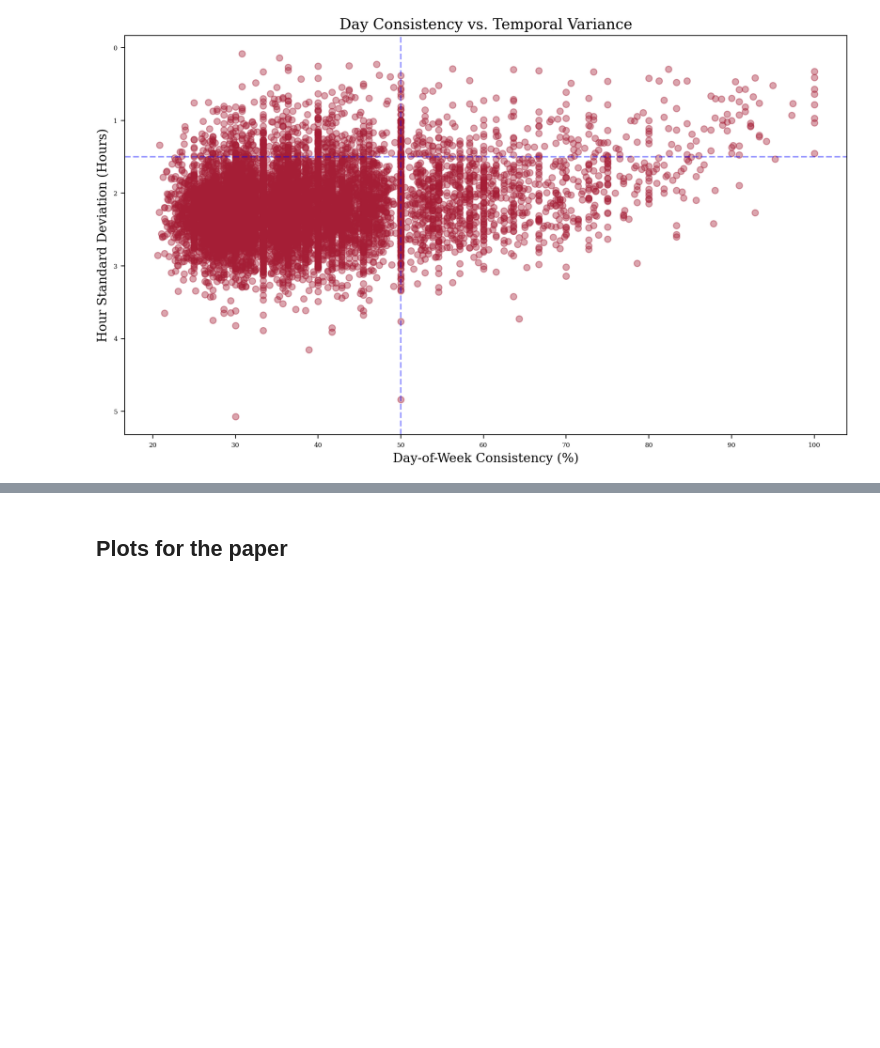
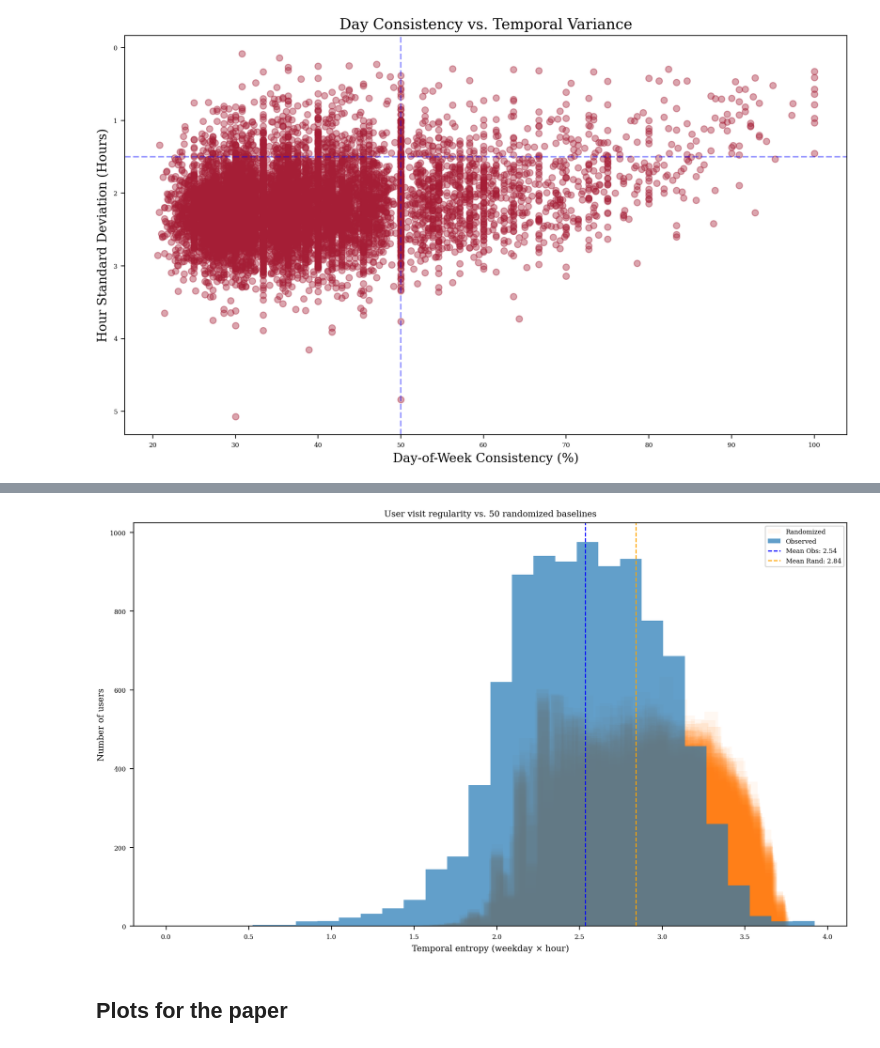
Before and after one commit to RobinAllgeier/Data_Literacy, a Jupyter notebook: exp/04_11_eda_user_behavior_by-date.ipynb, the cells around one changed output, grey strips where cells are left out. Cells and saved outputs as stored; diff of their text form; code cells hidden in the pictures; blank space fills up the shorter version.

Commit message:
text section on user behavior in methods + plot

```diff
--- a/exp/04_11_eda_user_behavior_by-date.ipynb
+++ b/exp/04_11_eda_user_behavior_by-date.ipynb
@@ -407,21 +407,75 @@ plt.show()
 9417
 [figure]
 # %%
+import numpy as np
+import pandas as pd
+import matplotlib.pyplot as plt
 
-day_threshold = 50
-time_threshold = 1.5
+# 1. Preparation
+df_plot = user_sessions_clean.copy()
+df_plot = df_plot.dropna(subset=[USER_ID_COL, 'weekday', 'hour'])
 
-total_users = len(cluster_df)
+def get_entropy_series(df_input):
+    """Calculates entropy per user using the logic from your source code."""
+    counts = df_input.groupby([USER_ID_COL, 'weekday', 'hour']).size().astype(float)
+    p = counts / counts.groupby(level=0).transform('sum')
+    ent = (-p * np.log(p)).groupby(level=0).sum()
+    ent.name = "entropy"
+    return ent
 
-top_right = cluster_df[(cluster_df['day_consistency'] >= day_threshold) & (cluster_df['hour_spread'] <= time_threshold)]
-bottom_right = cluster_df[(cluster_df['day_consistency'] >= day_threshold) & (cluster_df['hour_spread'] > time_threshold)]
-top_left = cluster_df[(cluster_df['day_consistency'] < day_threshold) & (cluster_df['hour_spread'] <= time_threshold)]
-bottom_left = cluster_df[(cluster_df['day_consistency'] < day_threshold) & (cluster_df['hour_spread'] > time_threshold)]
+# 2. Observed Entropy (The blue baseline)
+entropy_obs = get_entropy_series(df_plot)
+obs_mean = entropy_obs.mean()
 
-# Print results
-print(f"Total Users (n >= {MIN_SESSIONS}): {total_users}\n")
-print(f"1. Top Right:    {len(top_right)} ({len(top_right)/total_users:.1%})")
-print(f"2. Bottom Right: {len(bottom_right)} ({len(bottom_right)/total_users:.1%})")
-print(f"3. Top Left:  {len(top_left)} ({len(top_left)/total_users:.1%})")
-print(f"4. Bottom Left:   {len(bottom_left)} ({len(bottom_left)/total_users:.1%})")
+# 3. Settings for Permutation Test
+n_permutations = 50
+rng = np.random.default_rng(42)
+pairs = df_plot[['weekday', 'hour']].to_numpy()
+user_ids_only = df_plot[[USER_ID_COL]].copy()
+
+null_means = []
+bins = 30 # Matching your original bin count
+
+plt.figure(figsize=(10, 6))
+
+# 4. Randomized Baseline - Multiple Runs (Orange Cloud)
+print(f"Calculating {n_permutations} permutations...")
+for i in range(n_permutations):
+    # Shuffle (weekday, hour) pairs globally
+    pairs_shuffled = pairs[rng.permutation(len(pairs))]
+
+    df_rand = user_ids_only.copy()
+    df_rand['weekday'] = pairs_shuffled[:, 0]
+    df_rand['hour'] = shuffled_pairs[:, 1] if 'shuffled_pairs' in locals() else pairs_shuffled[:, 1]
+
+    ent_rand = get_entropy_series(df_rand)
+    null_means.append(ent_rand.mean())
+
+    # Plot orange bars with very low alpha to create the 'cloud'
+    plt.hist(ent_rand.values, bins=bins, color='tab:orange', alpha=0.05,
+             label="Randomized" if i == 0 else "")
+
+# 5. Observed Data (Blue, like your original plot)
+plt.hist(entropy_obs.values, bins=bins, color='tab:blue', alpha=0.7, label="Observed")
+
+# 6. Quantification and P-Value
+p_value = (np.array(null_means) <= obs_mean).mean()
+
+# Add mean lines for final quantification
+plt.axvline(obs_mean, color='blue', linestyle='dashed', linewidth=1, label=f'Mean Obs: {obs_mean:.2f}')
+plt.axvline(np.mean(null_means), color='orange', linestyle='dashed', linewidth=1, label=f'Mean Rand: {np.mean(null_means):.2f}')
+
+plt.title(f"User visit regularity vs. {n_permutations} randomized baselines")
+plt.xlabel("Temporal entropy (weekday × hour)")
+plt.ylabel("Number of users")
+plt.legend()
+
+print("\n--- Quantification of Results ---")
+print(f"Mean Entropy (Observed):   {obs_mean:.3f}")
+print(f"Mean Entropy (Randomized): {np.mean(null_means):.3f}")
+print(f"P-Value:                   {p_value:.4f}")
+print("---------------------------------")
+
+plt.tight_layout()
+plt.show()
 # %% [output]
@@ -434,3 +489,4 @@ Total Users (n >= 10): 9417
+[figure, added]
 # %% [markdown]
 ## Plots for the paper
 # %%
```
Also changed, not shown: parts of 4 cells of this notebook, 4 other files.
